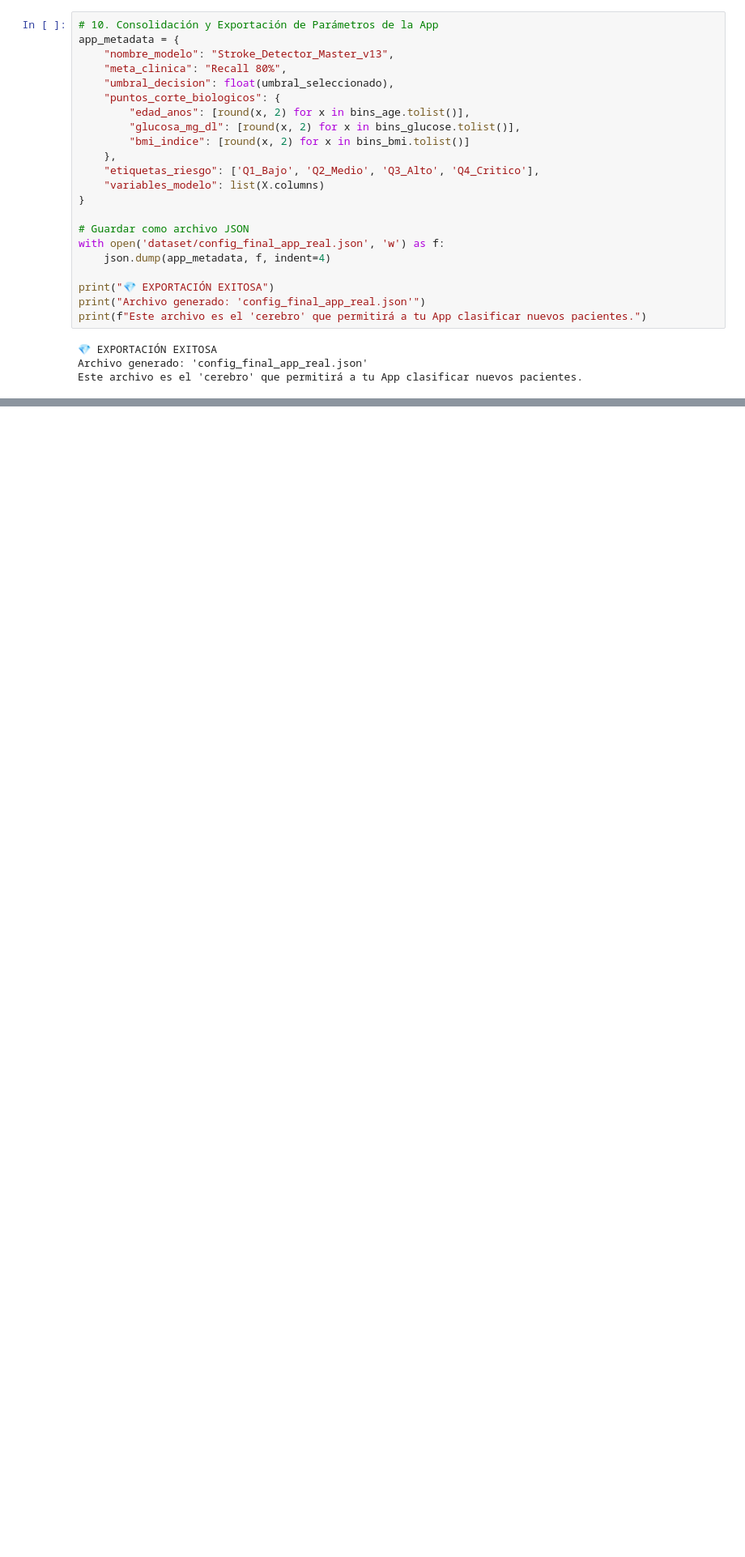
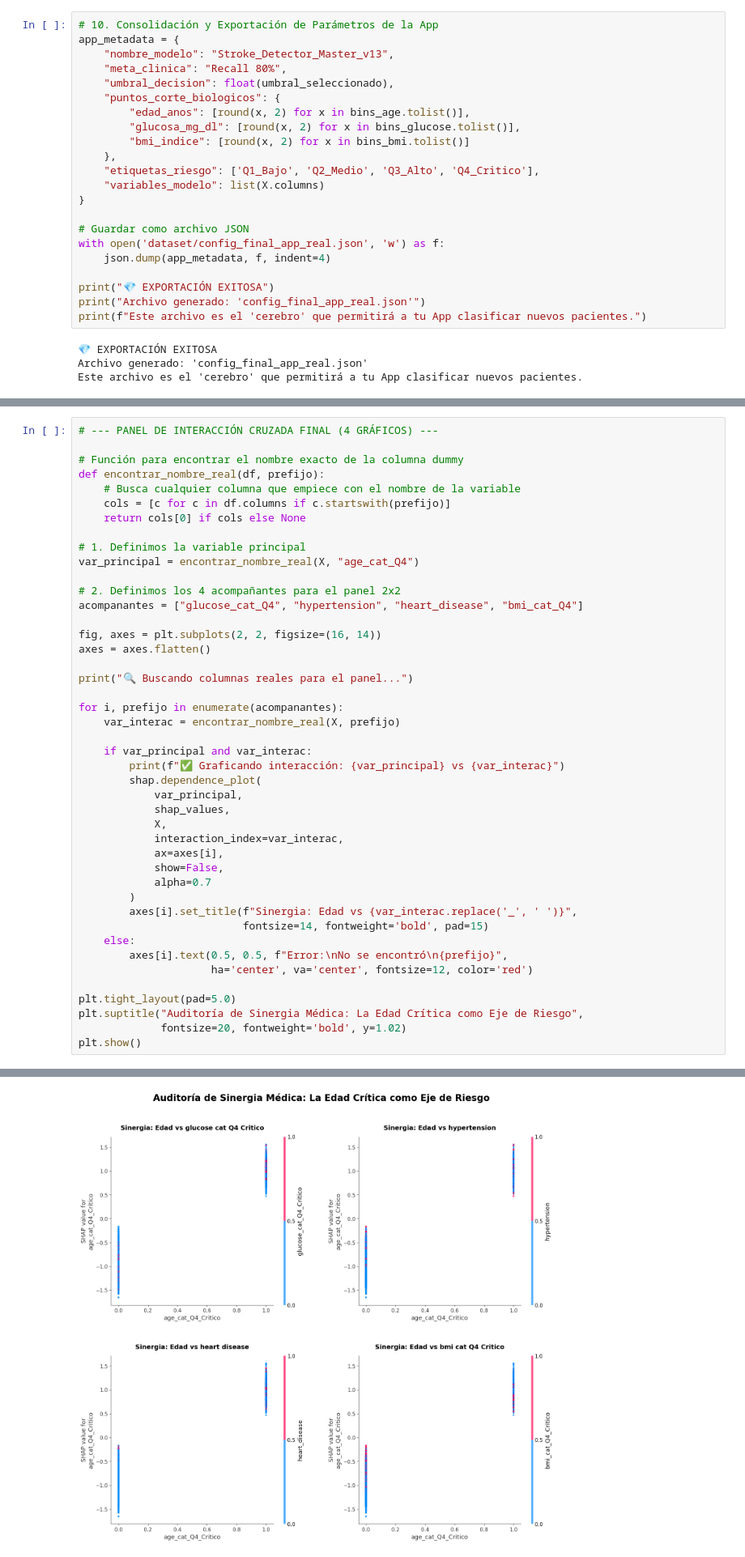
Before and after one commit to 31Victor45/Classifying_Stroke_Patients_using_Machine_Learning, a Jupyter notebook: 4-Creacion_Modelos_Aprendizaje_Maquina/2-Creando_Modelo_XG-Boost/1-XG-Boost_Full/13-XG-Boost_var_num_reales.ipynb, the cells around one changed output, grey strips where cells are left out. Shown at 81% size. Drawn from its saved outputs; the diff is of its cells as text; blank space fills up the shorter version.

```diff
--- a/4-Creacion_Modelos_Aprendizaje_Maquina/2-Creando_Modelo_XG-Boost/1-XG-Boost_Full/13-XG-Boost_var_num_reales.ipynb
+++ b/4-Creacion_Modelos_Aprendizaje_Maquina/2-Creando_Modelo_XG-Boost/1-XG-Boost_Full/13-XG-Boost_var_num_reales.ipynb
@@ -194,0 +252,45 @@ Este proyecto ha evolucionado de un análisis exploratorio a una **solución de
+# %%
+# --- PANEL DE INTERACCIÓN CRUZADA FINAL (4 GRÁFICOS) ---
+
+# Función para encontrar el nombre exacto de la columna dummy
+def encontrar_nombre_real(df, prefijo):
+    # Busca cualquier columna que empiece con el nombre de la variable
+    cols = [c for c in df.columns if c.startswith(prefijo)]
+    return cols[0] if cols else None
+
+# 1. Definimos la variable principal
+var_principal = encontrar_nombre_real(X, "age_cat_Q4")
+
+# 2. Definimos los 4 acompañantes para el panel 2x2
+acompanantes = ["glucose_cat_Q4", "hypertension", "heart_disease", "bmi_cat_Q4"]
+
+fig, axes = plt.subplots(2, 2, figsize=(16, 14))
+axes = axes.flatten()
+
+print("🔍 Buscando columnas reales para el panel...")
+
+for i, prefijo in enumerate(acompanantes):
+    var_interac = encontrar_nombre_real(X, prefijo)
+
+    if var_principal and var_interac:
+        print(f"✅ Graficando interacción: {var_principal} vs {var_interac}")
+        shap.dependence_plot(
+            var_principal,
+            shap_values,
+            X,
+            interaction_index=var_interac,
+            ax=axes[i],
+            show=False,
+            alpha=0.7
+        )
+        axes[i].set_title(f"Sinergia: Edad vs {var_interac.replace('_', ' ')}",
+                          fontsize=14, fontweight='bold', pad=15)
+    else:
+        axes[i].text(0.5, 0.5, f"Error:\nNo se encontró\n{prefijo}",
+                     ha='center', va='center', fontsize=12, color='red')
+
+plt.tight_layout(pad=5.0)
+plt.suptitle("Auditoría de Sinergia Médica: La Edad Crítica como Eje de Riesgo",
+             fontsize=20, fontweight='bold', y=1.02)
+plt.show()
+# %% [output]
@@ -194,0 +302 @@ Este proyecto ha evolucionado de un análisis exploratorio a una **solución de
+[figure, added]
```
Also changed, not shown: parts of 9 cells of this notebook, 33 other files.
